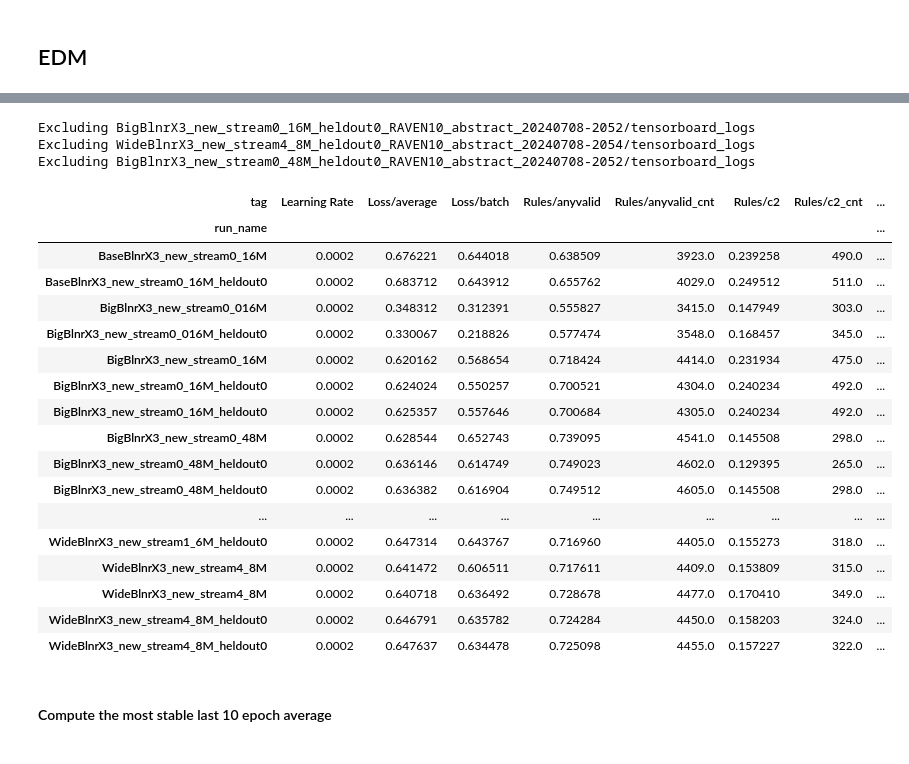
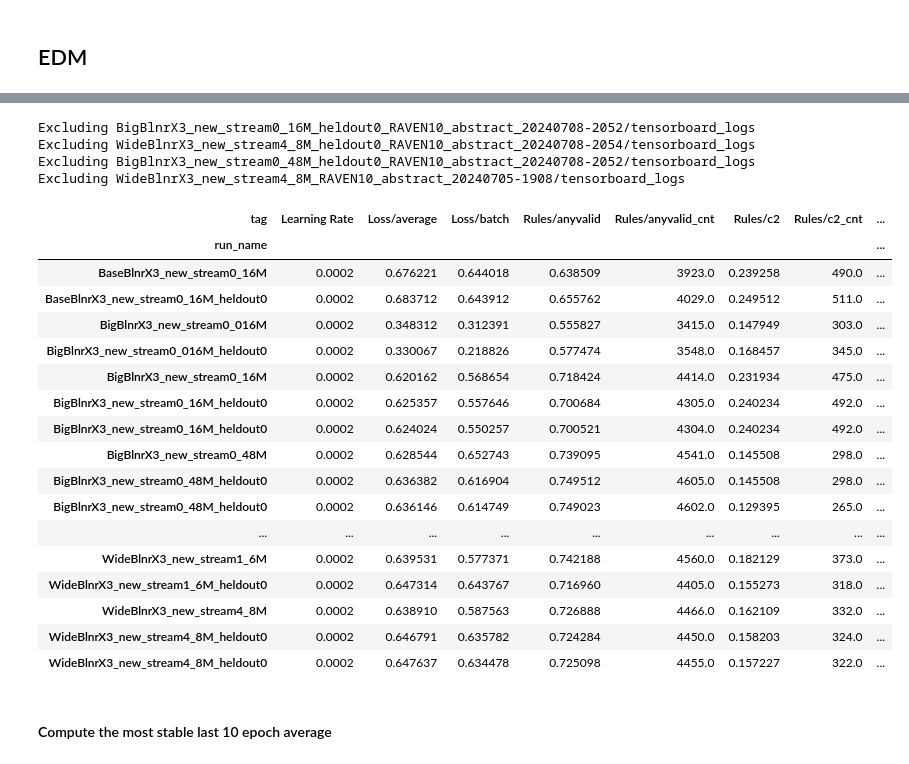
Before and after one commit to Animadversio/DiffusionReasoning, a Jupyter notebook: notebooks/Diffusion_model_Family_final_synopsis.ipynb, the cells around one changed output, grey strips where cells are left out. Cells and saved outputs as stored; diff of their text form; code cells hidden in the pictures.

```diff
--- a/notebooks/Diffusion_model_Family_final_synopsis.ipynb
+++ b/notebooks/Diffusion_model_Family_final_synopsis.ipynb
@@ -136,38 +132,40 @@ Index(['BigBlnrX3_new_stream0_48M_heldout0',
 # %%
 def simplify_runname_EDM(run_name):
     return run_name.replace("/tensorboard_logs", "").split("_2024")[0].replace("_RAVEN10_abstract", "")#.replace("_new", "")
 
 excluded_runs = [
     "BigBlnrX3_new_stream0_16M_heldout0_RAVEN10_abstract_20240708-2052/tensorboard_logs", # 75200
     "WideBlnrX3_new_stream4_8M_heldout0_RAVEN10_abstract_20240708-2054/tensorboard_logs", # 67500
     "BigBlnrX3_new_stream0_48M_heldout0_RAVEN10_abstract_20240708-2052/tensorboard_logs", # 79200
+    "WideBlnrX3_new_stream4_8M_RAVEN10_abstract_20240705-1908/tensorboard_logs", # 873100
     # "WideBlnrX3_new_stream4_8M_RAVEN10_abstract_20240705-1908/tensorboard_logs",
     ] # 873100
 
 syndf_EDM = extract_last_step_summary(tb_data_col_EDM, simplify_runname_EDM, exclude_runs=excluded_runs)
 # sort index
 syndf_EDM = syndf_EDM.sort_index()
 syndf_EDM
 # %% [output]
 Excluding BigBlnrX3_new_stream0_16M_heldout0_RAVEN10_abstract_20240708-2052/tensorboard_logs
 Excluding WideBlnrX3_new_stream4_8M_heldout0_RAVEN10_abstract_20240708-2054/tensorboard_logs
 Excluding BigBlnrX3_new_stream0_48M_heldout0_RAVEN10_abstract_20240708-2052/tensorboard_logs
+Excluding WideBlnrX3_new_stream4_8M_RAVEN10_abstract_20240705-1908/tensorboard_logs
 | tag | Learning Rate | Loss/average | Loss/batch | Rules/anyvalid | Rules/anyvalid_cnt | Rules/c2 | Rules/c2_cnt | ... |
 | run_name |  |  |  |  |  |  |  | ... |
 | BaseBlnrX3_new_stream0_16M | 0.0002 | 0.676221 | 0.644018 | 0.638509 | 3923.0 | 0.239258 | 490.0 | ... |
 | BaseBlnrX3_new_stream0_16M_heldout0 | 0.0002 | 0.683712 | 0.643912 | 0.655762 | 4029.0 | 0.249512 | 511.0 | ... |
 | BigBlnrX3_new_stream0_016M | 0.0002 | 0.348312 | 0.312391 | 0.555827 | 3415.0 | 0.147949 | 303.0 | ... |
 | BigBlnrX3_new_stream0_016M_heldout0 | 0.0002 | 0.330067 | 0.218826 | 0.577474 | 3548.0 | 0.168457 | 345.0 | ... |
 | BigBlnrX3_new_stream0_16M | 0.0002 | 0.620162 | 0.568654 | 0.718424 | 4414.0 | 0.231934 | 475.0 | ... |
+| BigBlnrX3_new_stream0_16M_heldout0 | 0.0002 | 0.625357 | 0.557646 | 0.700684 | 4305.0 | 0.240234 | 492.0 | ... |
 | BigBlnrX3_new_stream0_16M_heldout0 | 0.0002 | 0.624024 | 0.550257 | 0.700521 | 4304.0 | 0.240234 | 492.0 | ... |
-| BigBlnrX3_new_stream0_16M_heldout0 | 0.0002 | 0.625357 | 0.557646 | 0.700684 | 4305.0 | 0.240234 | 492.0 | ... |
 | BigBlnrX3_new_stream0_48M | 0.0002 | 0.628544 | 0.652743 | 0.739095 | 4541.0 | 0.145508 | 298.0 | ... |
+| BigBlnrX3_new_stream0_48M_heldout0 | 0.0002 | 0.636382 | 0.616904 | 0.749512 | 4605.0 | 0.145508 | 298.0 | ... |
 | BigBlnrX3_new_stream0_48M_heldout0 | 0.0002 | 0.636146 | 0.614749 | 0.749023 | 4602.0 | 0.129395 | 265.0 | ... |
-| BigBlnrX3_new_stream0_48M_heldout0 | 0.0002 | 0.636382 | 0.616904 | 0.749512 | 4605.0 | 0.145508 | 298.0 | ... |
 | ... | ... | ... | ... | ... | ... | ... | ... | ... |
+| WideBlnrX3_new_stream1_6M | 0.0002 | 0.639531 | 0.577371 | 0.742188 | 4560.0 | 0.182129 | 373.0 | ... |
 | WideBlnrX3_new_stream1_6M_heldout0 | 0.0002 | 0.647314 | 0.643767 | 0.716960 | 4405.0 | 0.155273 | 318.0 | ... |
-| WideBlnrX3_new_stream4_8M | 0.0002 | 0.641472 | 0.606511 | 0.717611 | 4409.0 | 0.153809 | 315.0 | ... |
-| WideBlnrX3_new_stream4_8M | 0.0002 | 0.640718 | 0.636492 | 0.728678 | 4477.0 | 0.170410 | 349.0 | ... |
+| WideBlnrX3_new_stream4_8M | 0.0002 | 0.638910 | 0.587563 | 0.726888 | 4466.0 | 0.162109 | 332.0 | ... |
 | WideBlnrX3_new_stream4_8M_heldout0 | 0.0002 | 0.646791 | 0.635782 | 0.724284 | 4450.0 | 0.158203 | 324.0 | ... |
 | WideBlnrX3_new_stream4_8M_heldout0 | 0.0002 | 0.647637 | 0.634478 | 0.725098 | 4455.0 | 0.157227 | 322.0 | ... |
 # %%
```
Also changed, not shown: parts of 37 cells of this notebook, 8 other files.
